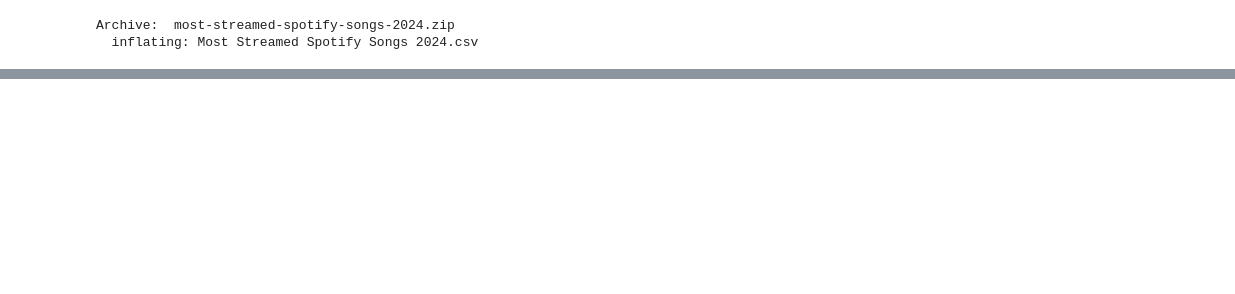
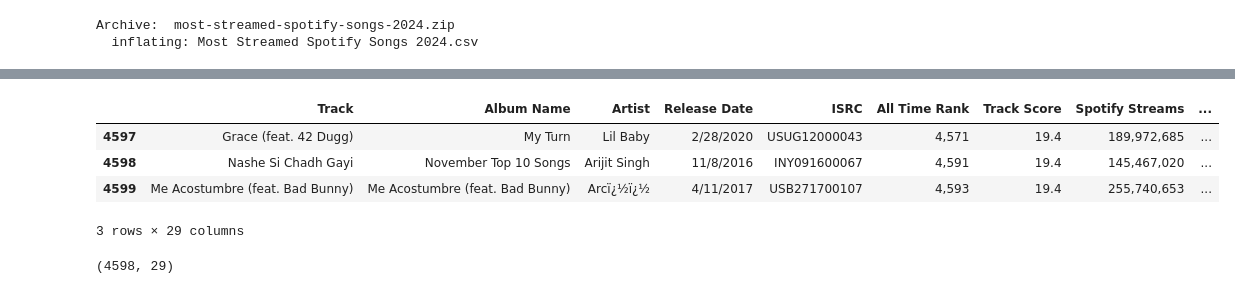
Before and after one commit to Abhijith-S-D/Spotify-EDA, a Jupyter notebook: Spotify_EDA.ipynb, the cells around one changed output, grey strips where cells are left out. Saved outputs shown, nothing was run; the diff lists cells and outputs as text; code cells hidden in the pictures; blank space fills up the shorter version.

```diff
--- a/Spotify_EDA.ipynb
+++ b/Spotify_EDA.ipynb
@@ -65,0 +123,13 @@ Archive:  most-streamed-spotify-songs-2024.zip
+# %%
+pd.reset_option('display.max_columns')
+df.tail(3)
+# %% [output]
+|  | Track | Album Name | Artist | Release Date | ISRC | All Time Rank | Track Score | Spotify Streams | ... |
+| 4597 | Grace (feat. 42 Dugg) | My Turn | Lil Baby | 2/28/2020 | USUG12000043 | 4,571 | 19.4 | 189,972,685 | ... |
+| 4598 | Nashe Si Chadh Gayi | November Top 10 Songs | Arijit Singh | 11/8/2016 | INY091600067 | 4,591 | 19.4 | 145,467,020 | ... |
+| 4599 | Me Acostumbre (feat. Bad Bunny) | Me Acostumbre (feat. Bad Bunny) | Arcï¿½ï¿½ | 4/11/2017 | USB271700107 | 4,593 | 19.4 | 255,740,653 | ... |
+3 rows × 29 columns
+# %%
+df.shape
+# %% [output]
+(4598, 29)
```
Also changed, not shown: parts of 38 cells of this notebook.
